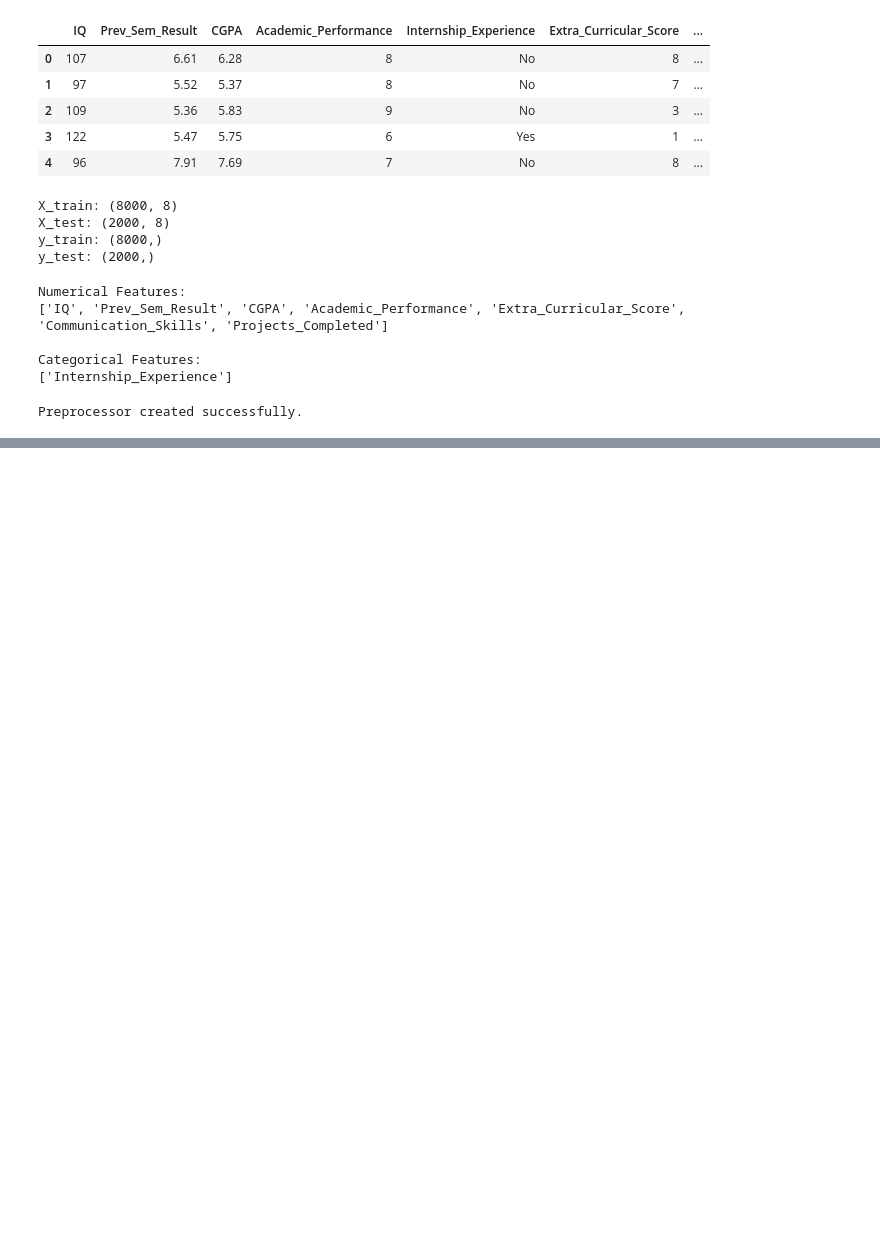
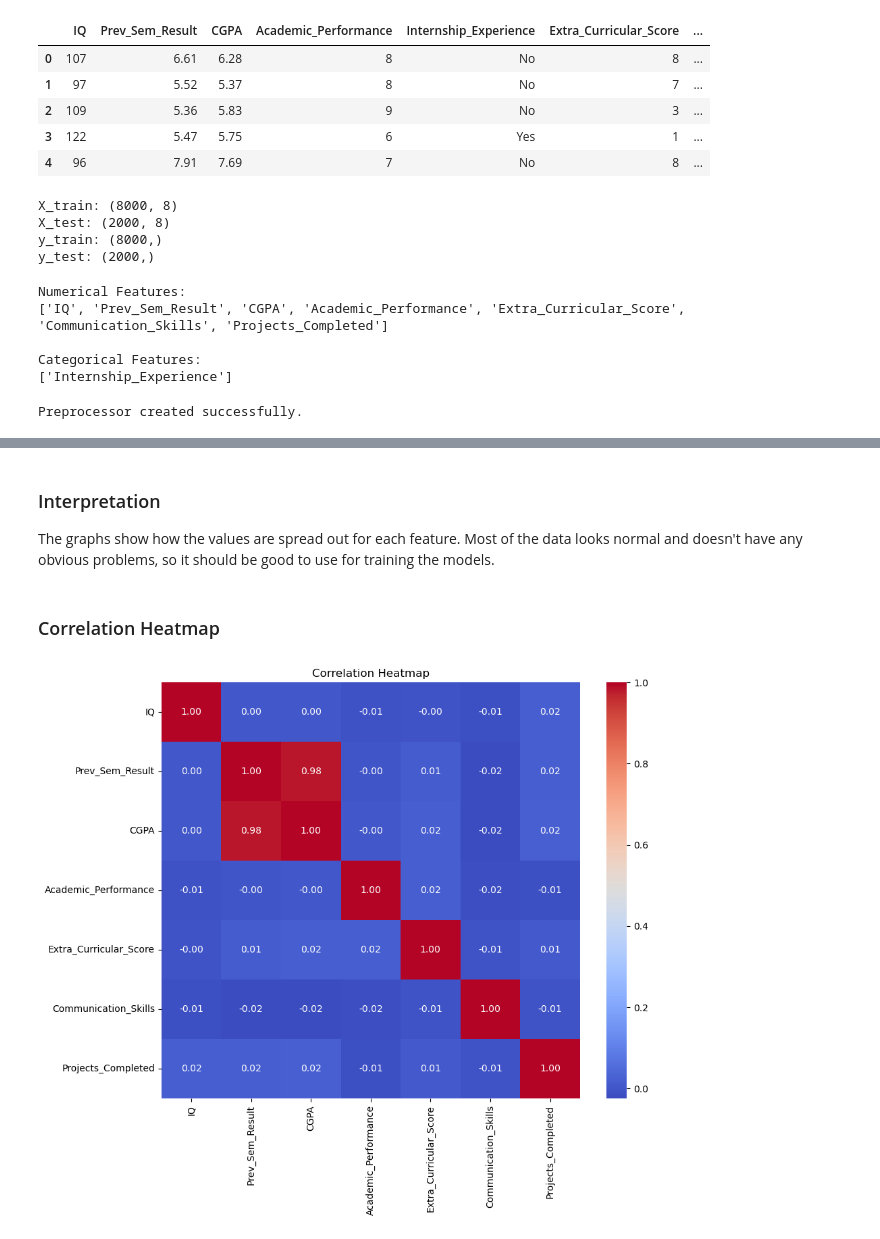
Before and after one commit to Faybioo/AM-I-COOKED, a Jupyter notebook: Lacambra_Ferro_Jorge_AmICooked.ipynb.ipynb, the cells around one changed output, grey strips where cells are left out. Drawn from its saved outputs; the diff is of its cells as text; code cells hidden in the pictures; blank space fills up the shorter version.

```diff
--- a/Lacambra_Ferro_Jorge_AmICooked.ipynb.ipynb
+++ b/Lacambra_Ferro_Jorge_AmICooked.ipynb.ipynb
@@ -181,0 +204,22 @@ Preprocessor created successfully.
+# %% [markdown]
+### Interpretation
+
+The graphs show how the values are spread out for each feature. Most of the data looks normal and doesn't have any obvious problems, so it should be good to use for training the models.
+# %% [markdown]
+### Correlation Heatmap
+# %%
+plt.figure(figsize=(10, 8))
+
+correlation_matrix = X_train[numerical_features].corr()
+
+sns.heatmap(
+    correlation_matrix,
+    annot=True,
+    cmap="coolwarm",
+    fmt=".2f"
+)
+
+plt.title("Correlation Heatmap")
+plt.show()
+# %% [output]
+[figure, added]
```
Also changed, not shown: parts of 26 cells of this notebook.
